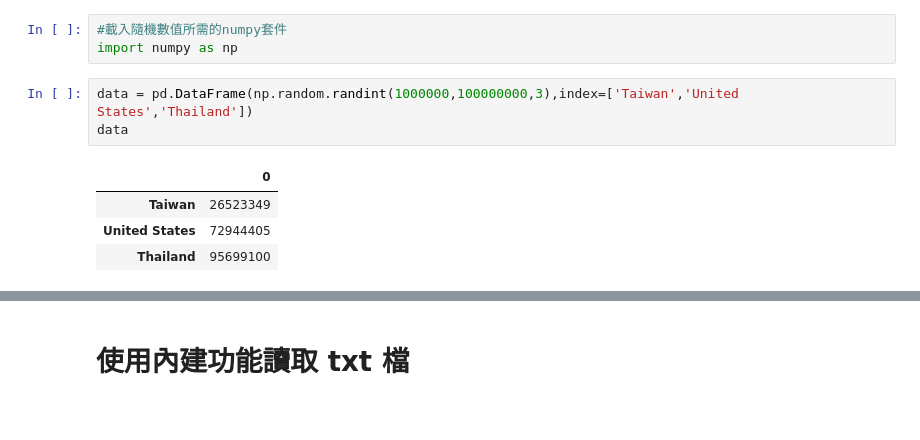
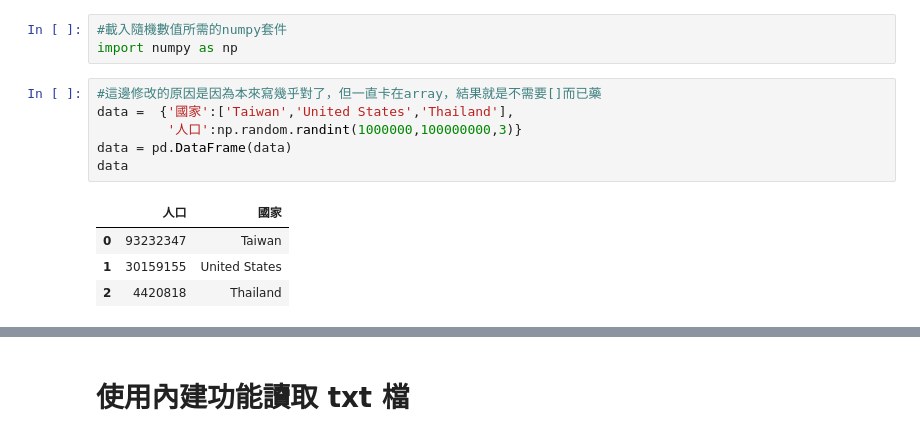
Before and after one commit to psop/2nd-ML100Days, a Jupyter notebook: homework/Day_003_HW.ipynb, the cells around one changed output, grey strips where cells are left out. Saved outputs shown, nothing was run; the diff lists cells and outputs as text.

```diff
--- a/homework/Day_003_HW.ipynb
+++ b/homework/Day_003_HW.ipynb
@@ -55,11 +55,14 @@ Name: visitor, dtype: int64
 # %%
 #載入隨機數值所需的numpy套件
 import numpy as np
-# %%
-data = pd.DataFrame(np.random.randint(1000000,100000000,3),index=['Taiwan','United States','Thailand'])
-data
-# %% [output]
-|  | 0 |
-| Taiwan | 26523349 |
-| United States | 72944405 |
-| Thailand | 95699100 |
+# %%
+#這邊修改的原因是因為本來寫幾乎對了，但一直卡在array，結果就是不需要[]而已藥
+data =  {'國家':['Taiwan','United States','Thailand'],
+         '人口':np.random.randint(1000000,100000000,3)}
+data = pd.DataFrame(data)
+data
+# %% [output]
+|  | 人口 | 國家 |
+| 0 | 93232347 | Taiwan |
+| 1 | 30159155 | United States |
+| 2 | 4420818 | Thailand |
```
Also changed, not shown: parts of 7 cells of this notebook.
